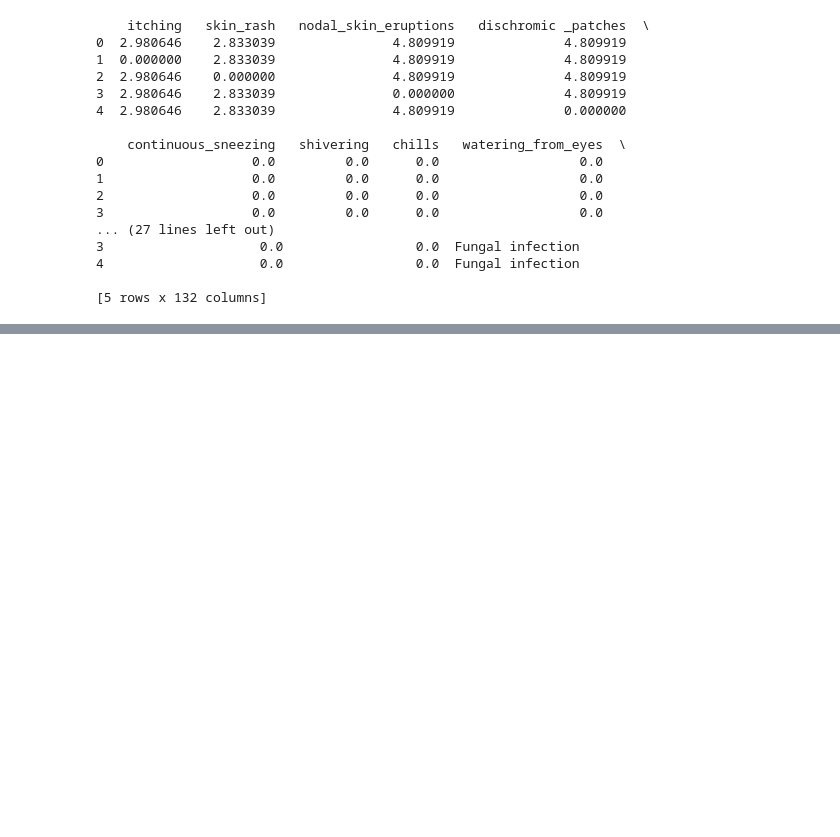
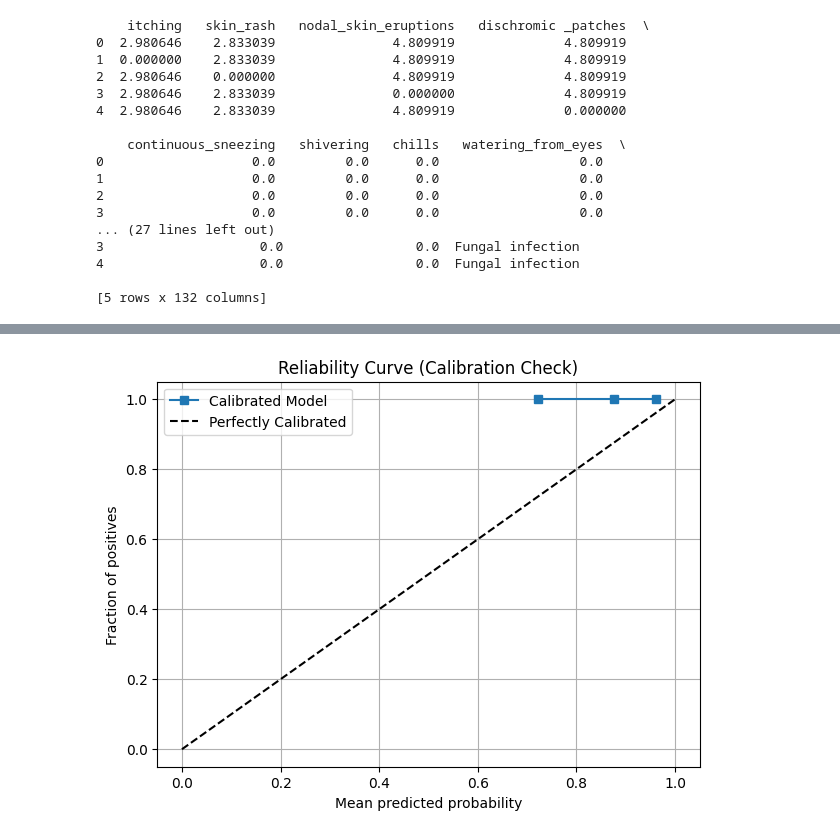
Before and after one commit to raman7976/Symptom-Disease-Diagnosis-ML, a Jupyter notebook: symptom-disease-diagnosis.ipynb, the cells around one changed output, grey strips where cells are left out. Cells and saved outputs as stored; diff of their text form; code cells hidden in the pictures; blank space fills up the shorter version.

```diff
--- a/symptom-disease-diagnosis.ipynb
+++ b/symptom-disease-diagnosis.ipynb
@@ -329,0 +457,8 @@ plt.show()
+# %%
+from sklearn.metrics import accuracy_score, classification_report
+
+y_pred_calibrated = calibrated_model.predict(X_test)
+calibrated_accuracy = accuracy_score(y_test, y_pred_calibrated)
+
+print("Accuracy after calibration:", calibrated_accuracy)
+print("Classification Report:\n", classification_report(y_test, y_pred_calibrated))
@@ -329,0 +483,21 @@ plt.show()
+# %%
+from sklearn.calibration import calibration_curve
+import matplotlib.pyplot as plt
+
+y_prob_calibrated = calibrated_model.predict_proba(X_test)
+# Take probabilities of the predicted class
+max_probs = y_prob_calibrated.max(axis=1)
+
+fraction_of_positives, mean_predicted_value = calibration_curve((y_test == y_pred_calibrated).astype(int), max_probs, n_bins=10)
+
+plt.figure(figsize=(7, 5))
+plt.plot(mean_predicted_value, fraction_of_positives, "s-", label="Calibrated Model")
+plt.plot([0, 1], [0, 1], "k--", label="Perfectly Calibrated")
+plt.xlabel("Mean predicted probability")
+plt.ylabel("Fraction of positives")
+plt.title("Reliability Curve (Calibration Check)")
+plt.legend()
+plt.grid()
+plt.show()
+# %% [output]
+[figure, added]
```
Also changed, not shown: parts of 15 cells of this notebook.
